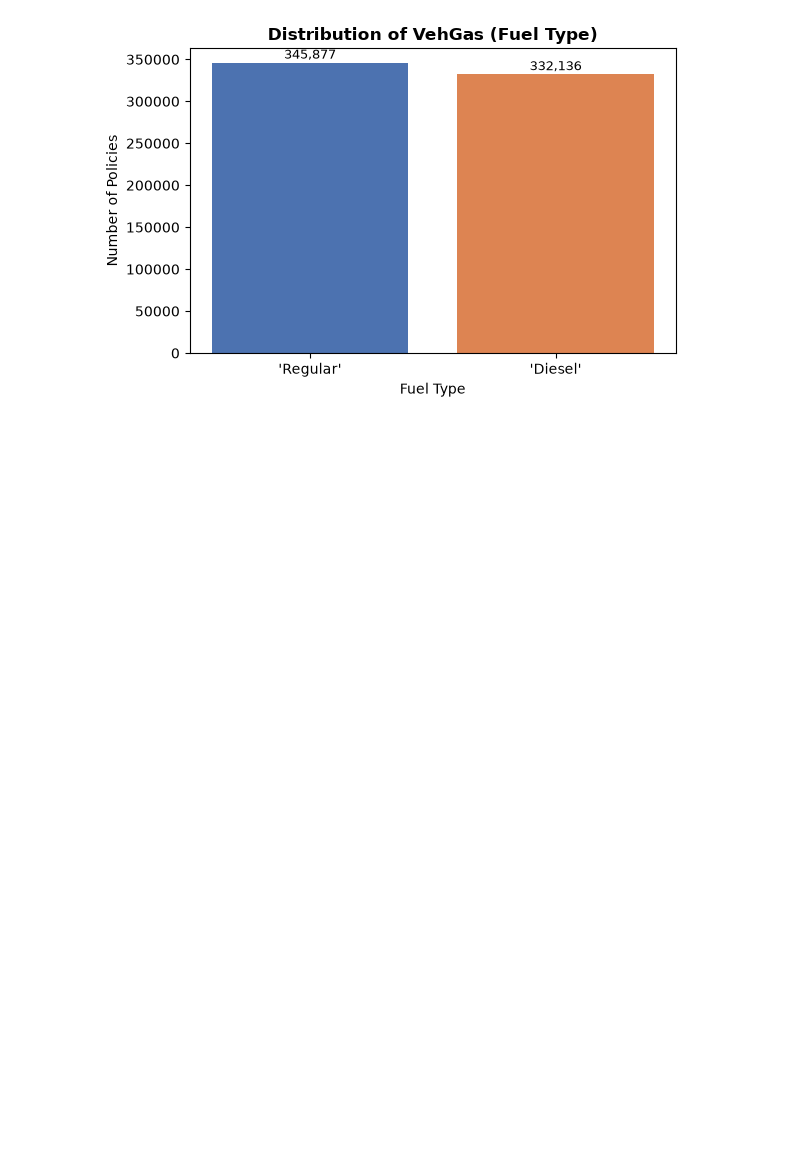
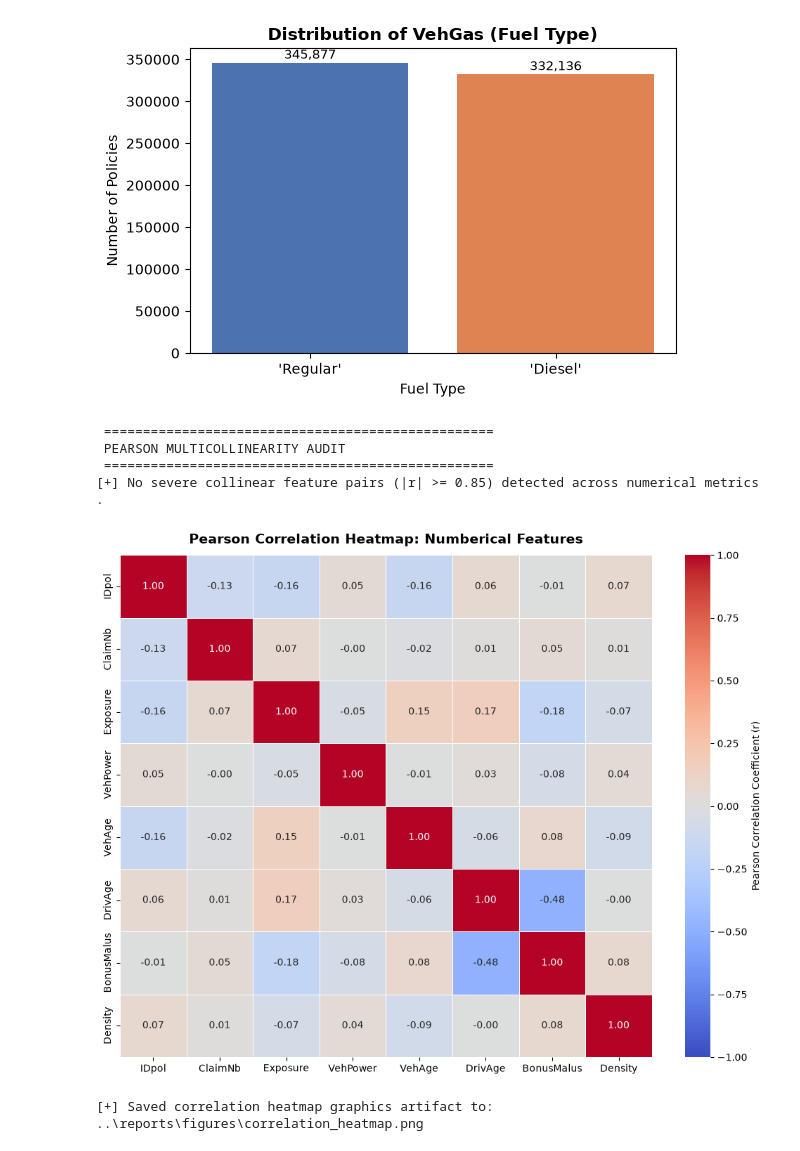
Before and after one commit to luckynnmn/msba-265, a Jupyter notebook: notebooks/01_eda_and_data_dictionary.ipynb, the cells around one changed output. Saved outputs shown, nothing was run; the diff lists cells and outputs as text; code cells hidden in the pictures; blank space fills up the shorter version.

```diff
--- a/notebooks/01_eda_and_data_dictionary.ipynb
+++ b/notebooks/01_eda_and_data_dictionary.ipynb
@@ -244,3 +244,58 @@ VehGas
 'Diesel'     48.99
 Name: proportion, dtype: float64
 [figure]
+# %%
+print (" ================================================== ")
+print (" PEARSON MULTICOLLINEARITY AUDIT ")
+print (" ================================================== ")
+
+corr_matrix = numeric_df . corr (). abs ()
+
+upper_tri = corr_matrix . where (np. triu (np. ones ( corr_matrix . shape ), k=1). astype ( bool ))
+
+high_corr_pairs = []
+for col in upper_tri . columns :high_corr_features = upper_tri . index [ upper_tri [col] >= 0.85]. tolist ()
+for feat in high_corr_features :
+    val = upper_tri .loc[feat , col]
+    high_corr_pairs . append ({
+        " Feature 1": feat ,
+        " Feature 2": col ,
+        " Pearson Correlation (|r|)": round (val , 4) ,
+        " Status ": " ACTION REQUIRED : Severe Multicollinearity "
+        })
+
+if high_corr_pairs :
+    display (pd. DataFrame ( high_corr_pairs ))
+else :
+    print ("[+] No severe collinear feature pairs (|r| >= 0.85) detected across numerical metrics .")
+# %% [output]
+ ==================================================
+ PEARSON MULTICOLLINEARITY AUDIT
+ ==================================================
+[+] No severe collinear feature pairs (|r| >= 0.85) detected across numerical metrics .
+# %%
+# Cell 6b: Render Annotated Pearson Correlation Heatmap
+plt . figure ( figsize =(10 , 8))
+# Compute Pearson correlation matrix across numerical variables
+corr = numeric_df . corr ()
+# Generate a diverging color map (Cool - Warm : Blue = Negative , Red = Positive )
+sns.heatmap(
+    corr,
+    annot=True,
+    fmt=".2f",
+    cmap="coolwarm",
+    vmin=-1.0,
+    vmax=1.0,
+    linewidths=0.5,
+    cbar_kws={"label": "Pearson Correlation Coefficient (r)"}
+)
+plt . title("Pearson Correlation Heatmap: Numberical Features", fontsize=14, fontweight='bold', pad=12)
+plt . tight_layout ()
+
+heatmap_path = os. path . join ("..", "reports", "figures", "correlation_heatmap.png")
+plt.savefig(heatmap_path, dpi=300)
+plt.show()
+print(f"[+] Saved correlation heatmap graphics artifact to: {heatmap_path}")
+# %% [output]
+[figure, added]
+[+] Saved correlation heatmap graphics artifact to: ..\reports\figures\correlation_heatmap.png
```
Also changed, not shown: 6 other files.
